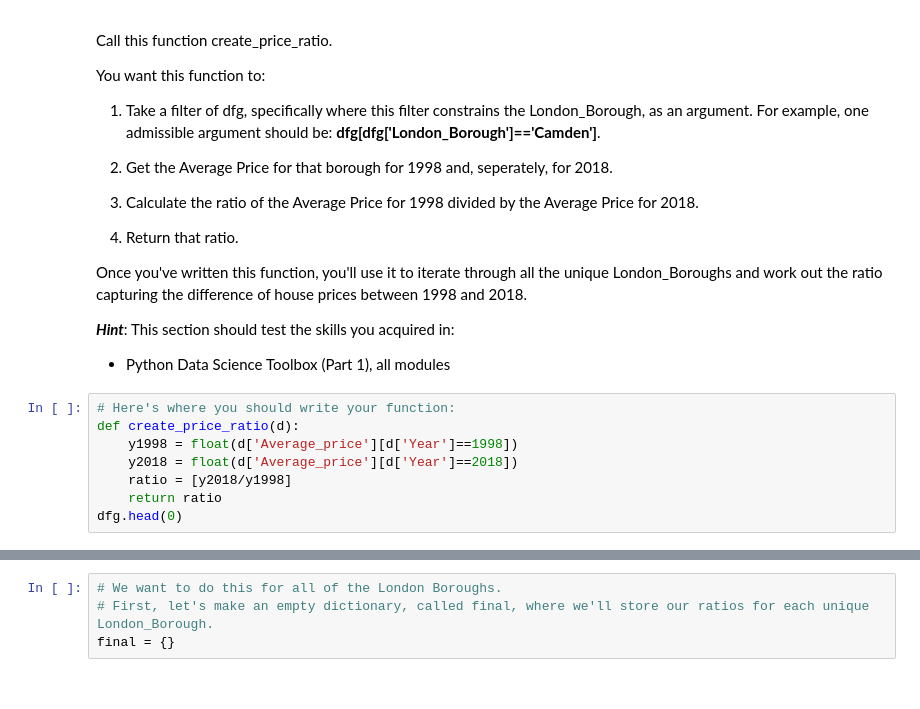
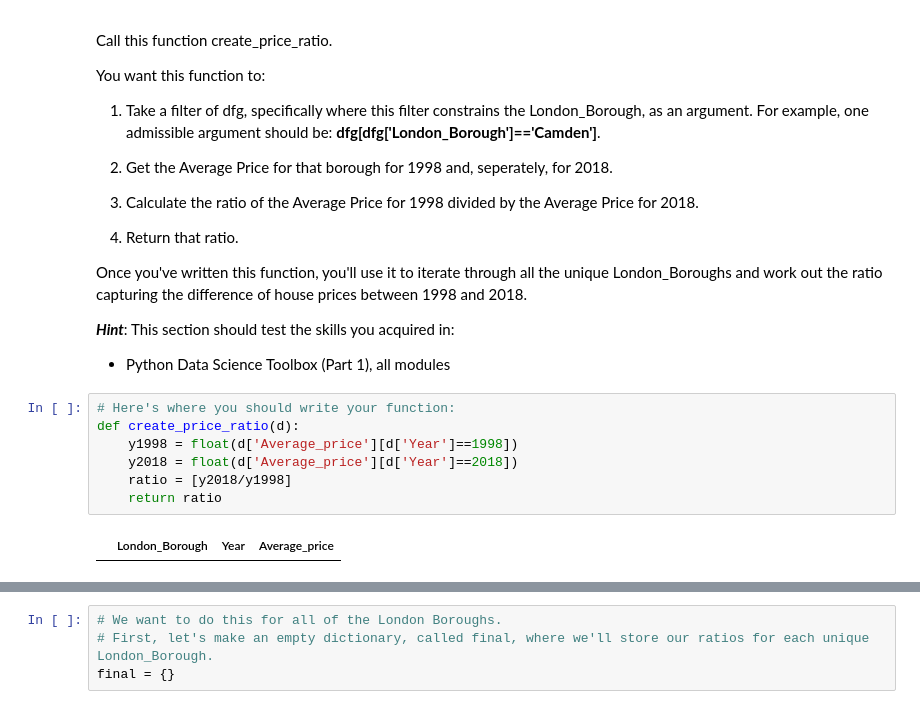
Before and after one commit to asiyashakeel78/Spring-Board, a Jupyter notebook: Unit 4 Challenge-London Housing - Tier 1.ipynb, the cells around one changed output, grey strips where cells are left out. Cells and saved outputs as stored; diff of their text form.

```diff
--- a/Unit 4 Challenge-London Housing - Tier 1.ipynb
+++ b/Unit 4 Challenge-London Housing - Tier 1.ipynb
@@ -462,11 +774,12 @@ Once you've written this function, you'll use it to iterate through all the uniq
 # %%
 # Here's where you should write your function:
 def create_price_ratio(d):
     y1998 = float(d['Average_price'][d['Year']==1998])
     y2018 = float(d['Average_price'][d['Year']==2018])
     ratio = [y2018/y1998]
     return ratio
-dfg.head(0)
+# %% [output]
+|  | London_Borough | Year | Average_price |
 # %%
 #  Test out the function by calling it with the following argument:
 # dfg[dfg['London_Borough']=='Barking & Dagenham']
```
Also changed, not shown: parts of 46 cells of this notebook.
